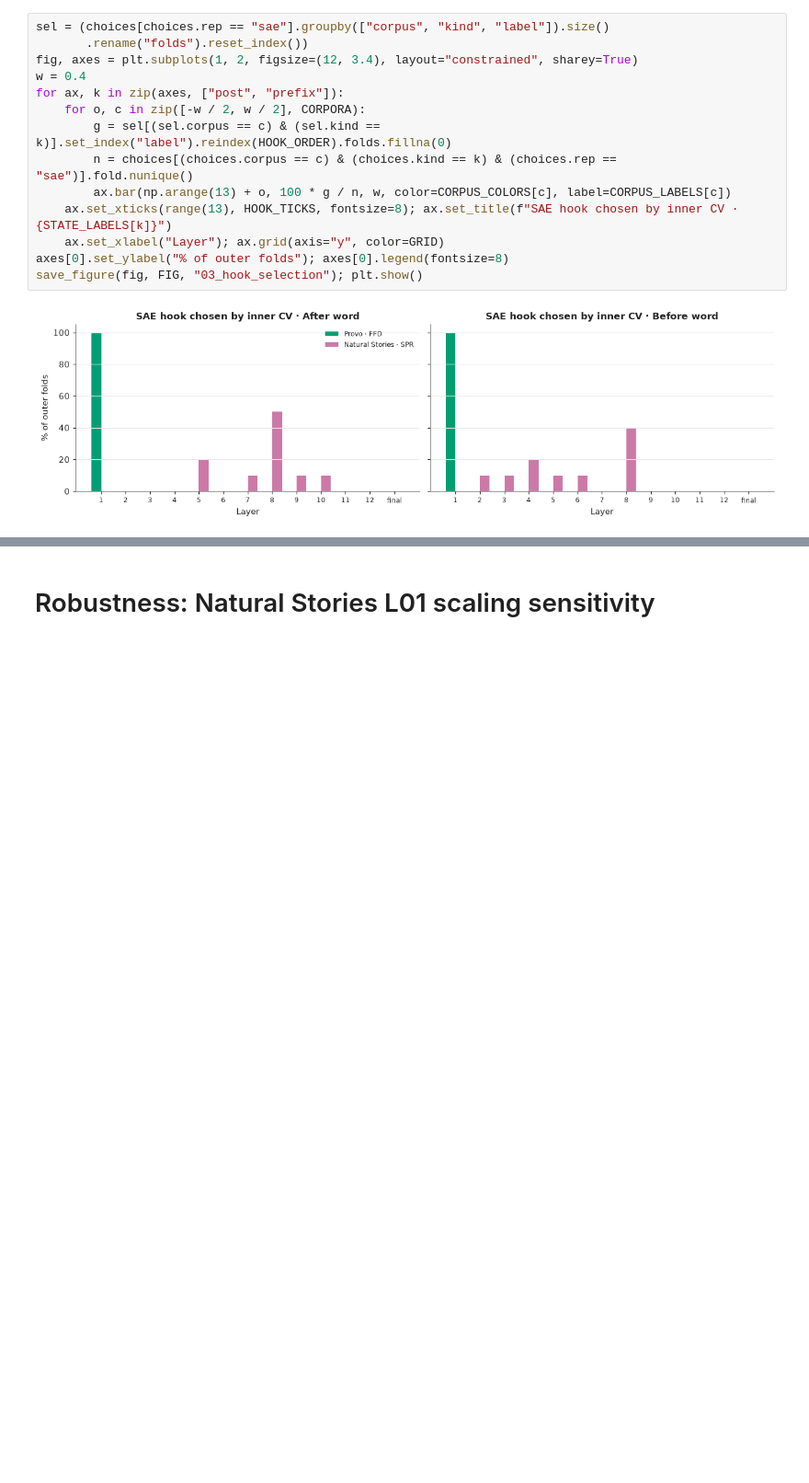
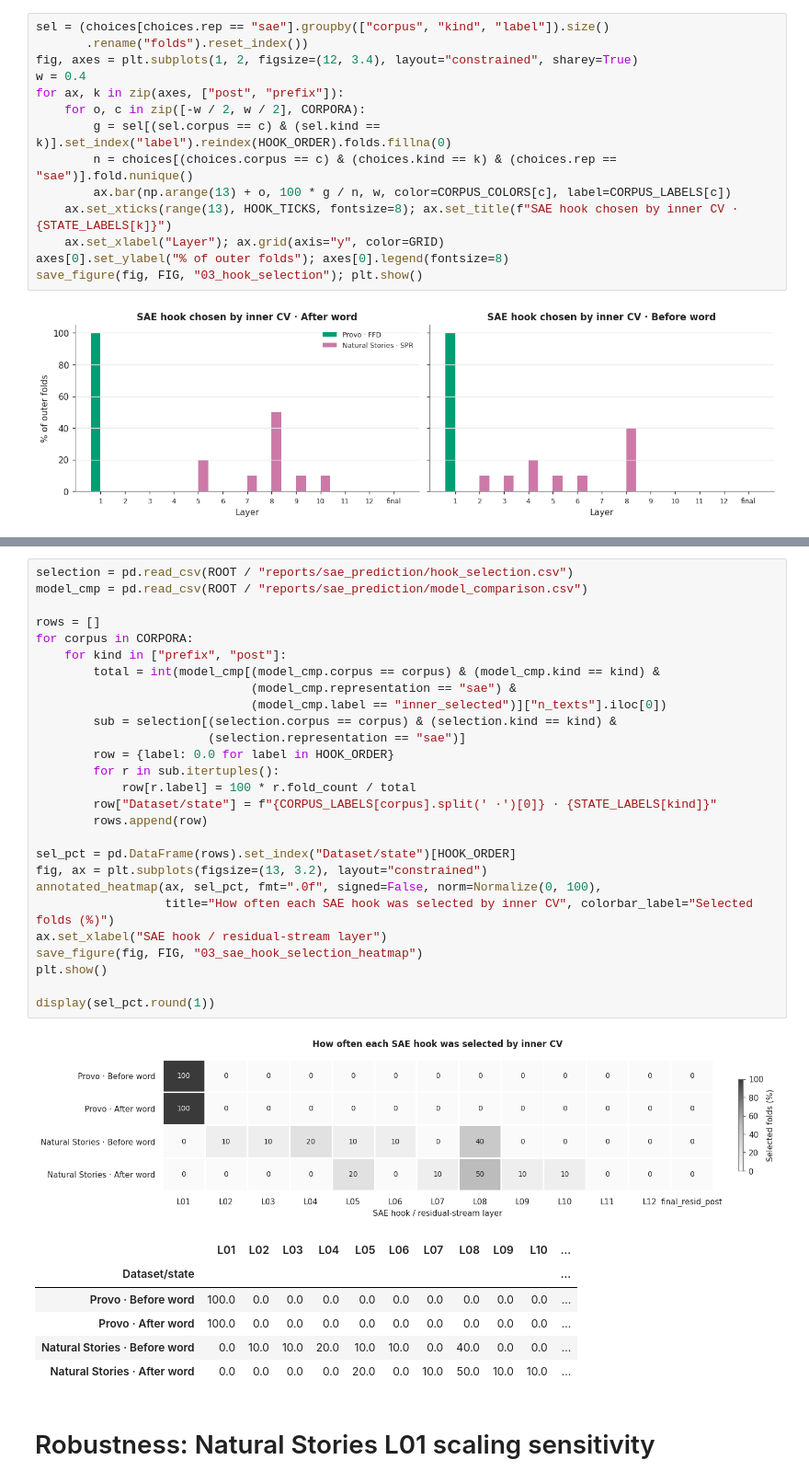
Before and after one commit to theraSara/saert, a Jupyter notebook: notebooks/03_rt_prediction.ipynb, the cells around one changed output, grey strips where cells are left out. Shown at 92% size. Cells and saved outputs as stored; diff of their text form; blank space fills up the shorter version.

```diff
--- a/notebooks/03_rt_prediction.ipynb
+++ b/notebooks/03_rt_prediction.ipynb
@@ -116,3 +127,38 @@ save_figure(fig, FIG, "03_hook_selection"); plt.show()
+# %%
+selection = pd.read_csv(ROOT / "reports/sae_prediction/hook_selection.csv")
+model_cmp = pd.read_csv(ROOT / "reports/sae_prediction/model_comparison.csv")
+
+rows = []
+for corpus in CORPORA:
+    for kind in ["prefix", "post"]:
+        total = int(model_cmp[(model_cmp.corpus == corpus) & (model_cmp.kind == kind) &
+                              (model_cmp.representation == "sae") &
+                              (model_cmp.label == "inner_selected")]["n_texts"].iloc[0])
+        sub = selection[(selection.corpus == corpus) & (selection.kind == kind) &
+                        (selection.representation == "sae")]
+        row = {label: 0.0 for label in HOOK_ORDER}
+        for r in sub.itertuples():
+            row[r.label] = 100 * r.fold_count / total
+        row["Dataset/state"] = f"{CORPUS_LABELS[corpus].split(' ·')[0]} · {STATE_LABELS[kind]}"
+        rows.append(row)
+
+sel_pct = pd.DataFrame(rows).set_index("Dataset/state")[HOOK_ORDER]
+fig, ax = plt.subplots(figsize=(13, 3.2), layout="constrained")
+annotated_heatmap(ax, sel_pct, fmt=".0f", signed=False, norm=Normalize(0, 100),
+                  title="How often each SAE hook was selected by inner CV", colorbar_label="Selected folds (%)")
+ax.set_xlabel("SAE hook / residual-stream layer")
+save_figure(fig, FIG, "03_sae_hook_selection_heatmap")
+plt.show()
+
+display(sel_pct.round(1))
+# %% [output]
+[figure, added]
+|  | L01 | L02 | L03 | L04 | L05 | L06 | L07 | L08 | L09 | L10 | ... |
+| Dataset/state |  |  |  |  |  |  |  |  |  |  | ... |
+| Provo · Before word | 100.0 | 0.0 | 0.0 | 0.0 | 0.0 | 0.0 | 0.0 | 0.0 | 0.0 | 0.0 | ... |
+| Provo · After word | 100.0 | 0.0 | 0.0 | 0.0 | 0.0 | 0.0 | 0.0 | 0.0 | 0.0 | 0.0 | ... |
+| Natural Stories · Before word | 0.0 | 10.0 | 10.0 | 20.0 | 10.0 | 10.0 | 0.0 | 40.0 | 0.0 | 0.0 | ... |
+| Natural Stories · After word | 0.0 | 0.0 | 0.0 | 0.0 | 20.0 | 0.0 | 10.0 | 50.0 | 10.0 | 10.0 | ... |
 # %% [markdown]
 # Robustness: Natural Stories L01 scaling sensitivity
 # %%
```
Also changed, not shown: parts of 1 cell of this notebook, 3 other files.
